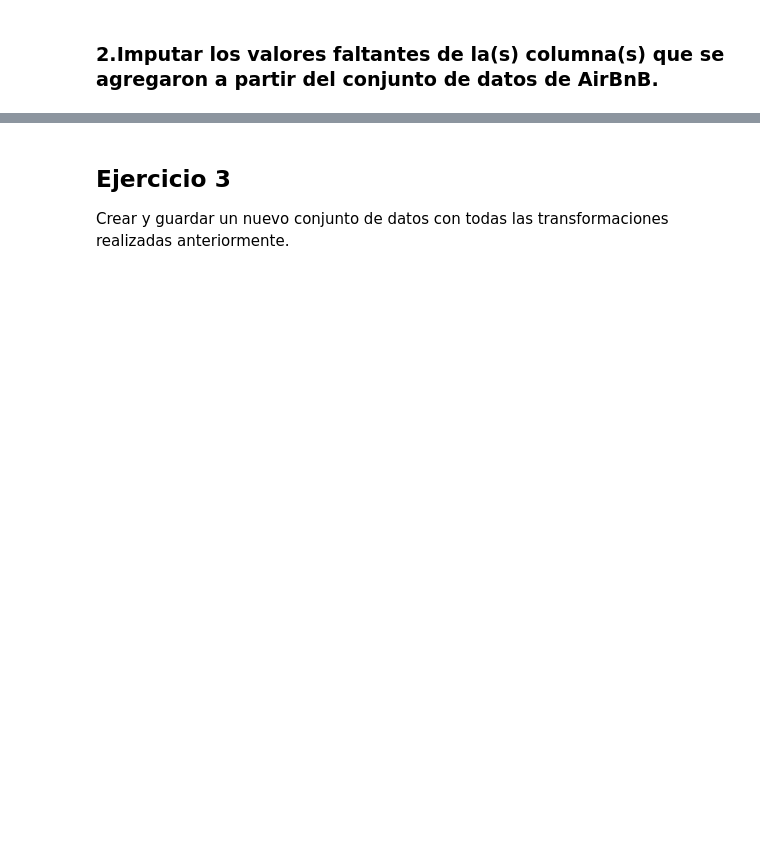
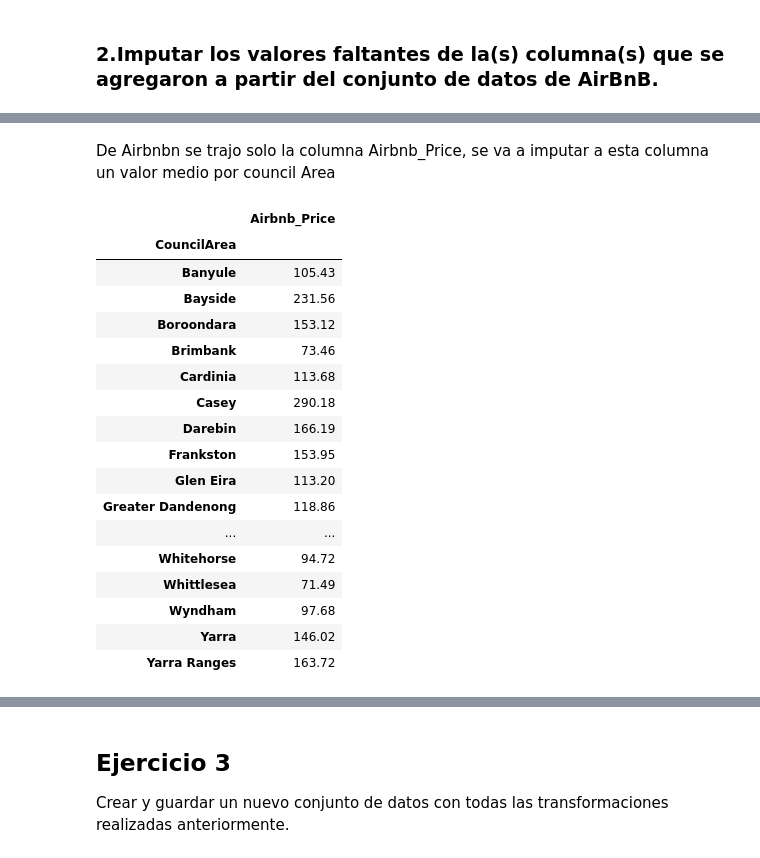
Before and after one commit to charly3d/Grupo17-Analisis-y-Curacion, a Jupyter notebook: Rodri_Entregable_Parte_1_16_06_2021.ipynb, the cells around one changed output, grey strips where cells are left out. Saved outputs shown, nothing was run; the diff lists cells and outputs as text; code cells hidden in the pictures; blank space fills up the shorter version.

```diff
--- a/Rodri_Entregable_Parte_1_16_06_2021.ipynb
+++ b/Rodri_Entregable_Parte_1_16_06_2021.ipynb
@@ -1186,7 +1173,7 @@ def cuadr(df,input_x,input_y):
   try:
     cuadrado=int(matrix[int((df[input_x]-minx)/lx)-1][int((df[input_y]-miny)/ly)-1])
   except:
-    cuadrado=0
+    cuadrado=numpy.nan
   return cuadrado
 # %% [output]
 4824.579550441869 4238.475858670473
@@ -1250,3 +1220,7 @@ Records in Airbnb df with corresponding suburb form Sales df 0.9673291111596418
 ## Ejercicio 2: Imputación
 # %% [markdown]
 ### 1.Imputar los valores faltantes de la columna CouncilArea en base a la información presente en Suburb. (Si en el punto anterior no seleccionó ninguna de estas variables, agréguelas ahora el conjunto de datos).
+# %%
+df_sub_counc=df[['Suburb','CouncilArea']].drop_duplicates(['Suburb'])
+df_sub_counc=df_sub_counc.set_index('Suburb')
+df_sub_counc
@@ -1252,0 +1263,12 @@ Records in Airbnb df with corresponding suburb form Sales df 0.9673291111596418
+# %%
+#METODO 1 para haceer la imputacion
+
+def Council(df,sub):
+  aux=df[sub]
+  council= df_sub_counc.loc[aux]
+  return council
+
+
+df_merge['CouncilArea']=df_merge.apply(Council,sub='Suburb',axis=1)
+
+df_merge.isna().sum()
@@ -1252,0 +1293,4 @@ Records in Airbnb df with corresponding suburb form Sales df 0.9673291111596418
+# %%
+#METODO 2 para haceer la imputacion
+
+df_merge['CouncilArea']=df_merge['Suburb'].apply(lambda x: df_sub_counc.loc[x] if x in (list(df_sub_counc.index)) else numpy.nan)
@@ -1255,0 +1340,25 @@ Records in Airbnb df with corresponding suburb form Sales df 0.9673291111596418
+# %% [markdown]
+De Airbnbn se trajo solo la columna Airbnb_Price, se va a imputar a esta columna un valor medio por council Area
+# %%
+df_counc_price=df_merge[['CouncilArea','Airbnb_Price']].groupby('CouncilArea').mean()
+
+df_counc_price
+# %% [output]
+|  | Airbnb_Price |
+| CouncilArea |  |
+| Banyule | 105.43 |
+| Bayside | 231.56 |
+| Boroondara | 153.12 |
+| Brimbank | 73.46 |
+| Cardinia | 113.68 |
+| Casey | 290.18 |
+| Darebin | 166.19 |
+| Frankston | 153.95 |
+| Glen Eira | 113.20 |
+| Greater Dandenong | 118.86 |
+| ... | ... |
+| Whitehorse | 94.72 |
+| Whittlesea | 71.49 |
+| Wyndham | 97.68 |
+| Yarra | 146.02 |
+| Yarra Ranges | 163.72 |
```
Also changed, not shown: parts of 27 cells of this notebook.
